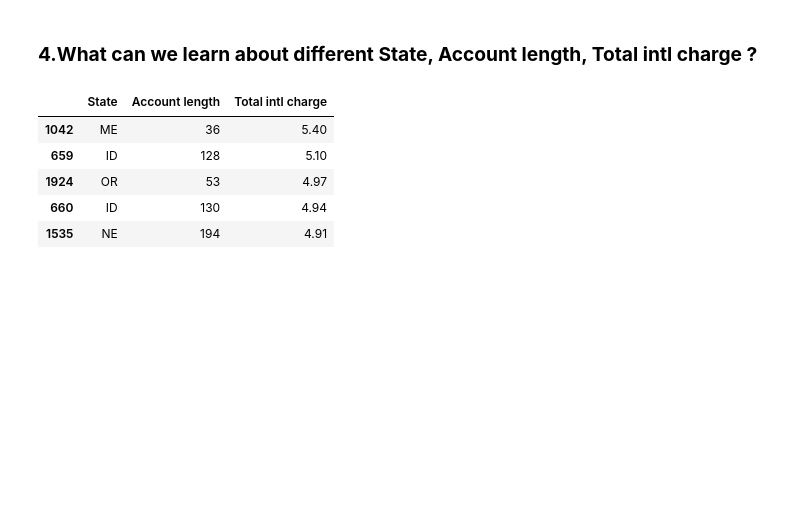
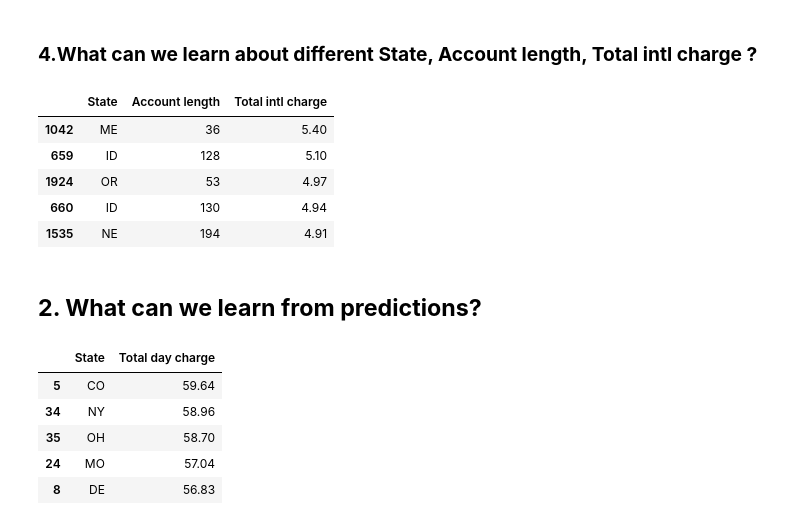
Before and after one commit to shobhi1998/Telecom-Churn-Analysis, a Jupyter notebook: Telecom_Churn_Analysis_Capstone_Project_(1).ipynb, the cells around one changed output. Drawn from its saved outputs; the diff is of its cells as text; code cells hidden in the pictures; blank space fills up the shorter version.

```diff
--- a/Telecom_Churn_Analysis_Capstone_Project_(1).ipynb
+++ b/Telecom_Churn_Analysis_Capstone_Project_(1).ipynb
@@ -281,3 +281,16 @@ hosts_state.sort_values(by='Total intl charge', ascending=False).head(5)
 | 1924 | OR | 53 | 4.97 |
 | 660 | ID | 130 | 4.94 |
 | 1535 | NE | 194 | 4.91 |
+# %% [markdown]
+## **2. What can we learn from predictions?**
+# %%
+# Fetch State with Total day charge
+hosts_state = df.groupby(['State'])['Total day charge'].max().reset_index()
+hosts_state.sort_values(by='Total day charge', ascending=False).head(5)
+# %% [output]
+|  | State | Total day charge |
+| 5 | CO | 59.64 |
+| 34 | NY | 58.96 |
+| 35 | OH | 58.70 |
+| 24 | MO | 57.04 |
+| 8 | DE | 56.83 |
```
Also changed, not shown: parts of 1 cell of this notebook.
